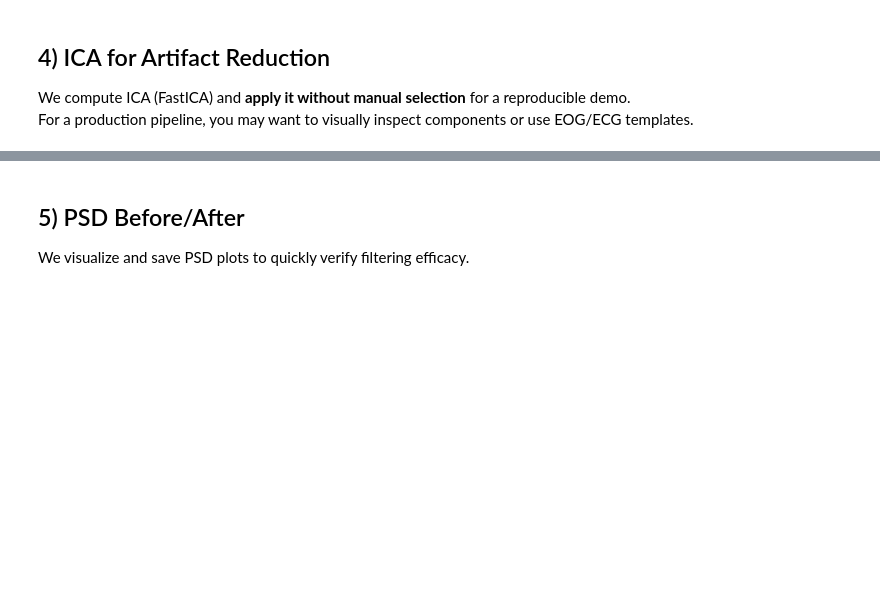
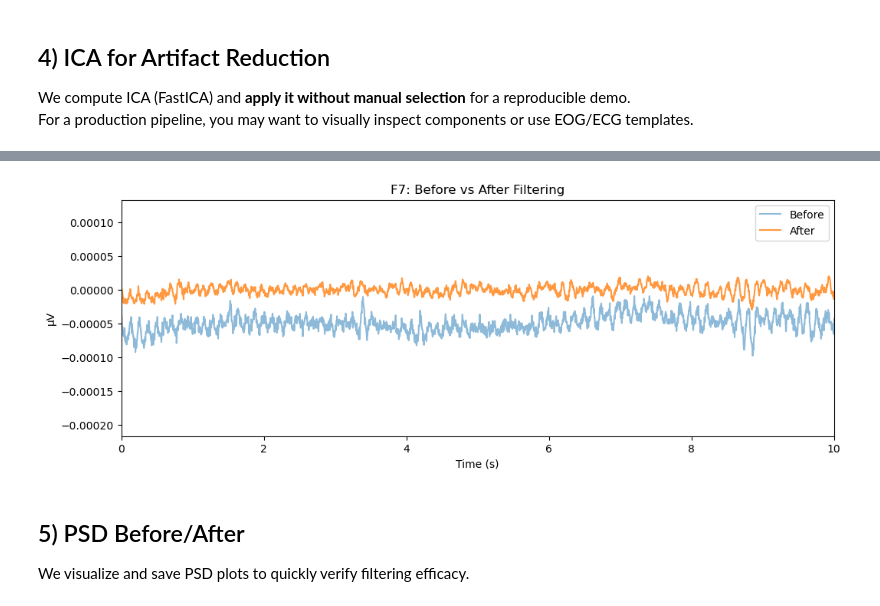
Before and after one commit to gbantouva/thesis-epilepsy-gnn, a Jupyter notebook: notebooks/preprocess_single_edf.ipynb, the cells around one changed output, grey strips where cells are left out. Drawn from its saved outputs; the diff is of its cells as text; code cells hidden in the pictures; blank space fills up the shorter version.

```diff
--- a/notebooks/preprocess_single_edf.ipynb
+++ b/notebooks/preprocess_single_edf.ipynb
@@ -143,3 +188,20 @@ print("ICA applied.")
+# %%
+# 5) Time-series before/after filtering (first channel, 10 s)
+ch0 = raw.ch_names[0]
+data_b = raw_before.get_data(picks=[ch0])[0]
+data_a = raw.get_data(picks=[ch0])[0]
+t_b = np.arange(len(data_b)) / raw_before.info['sfreq']
+t_a = np.arange(len(data_a)) / raw.info['sfreq']
+plt.figure(figsize=(12,4))
+plt.plot(t_b, data_b, alpha=0.5, label='Before')
+plt.plot(t_a, data_a, alpha=0.8, label='After')
+plt.xlim(0,10)
+plt.xlabel("Time (s)"); plt.ylabel("µV")
+plt.title(f"{ch0}: Before vs After Filtering")
+plt.legend()
+plt.show()
+# %% [output]
+[figure, added]
 # %% [markdown]
 
 ## 5) PSD Before/After
```
Also changed, not shown: parts of 13 cells of this notebook, 1 other file.
